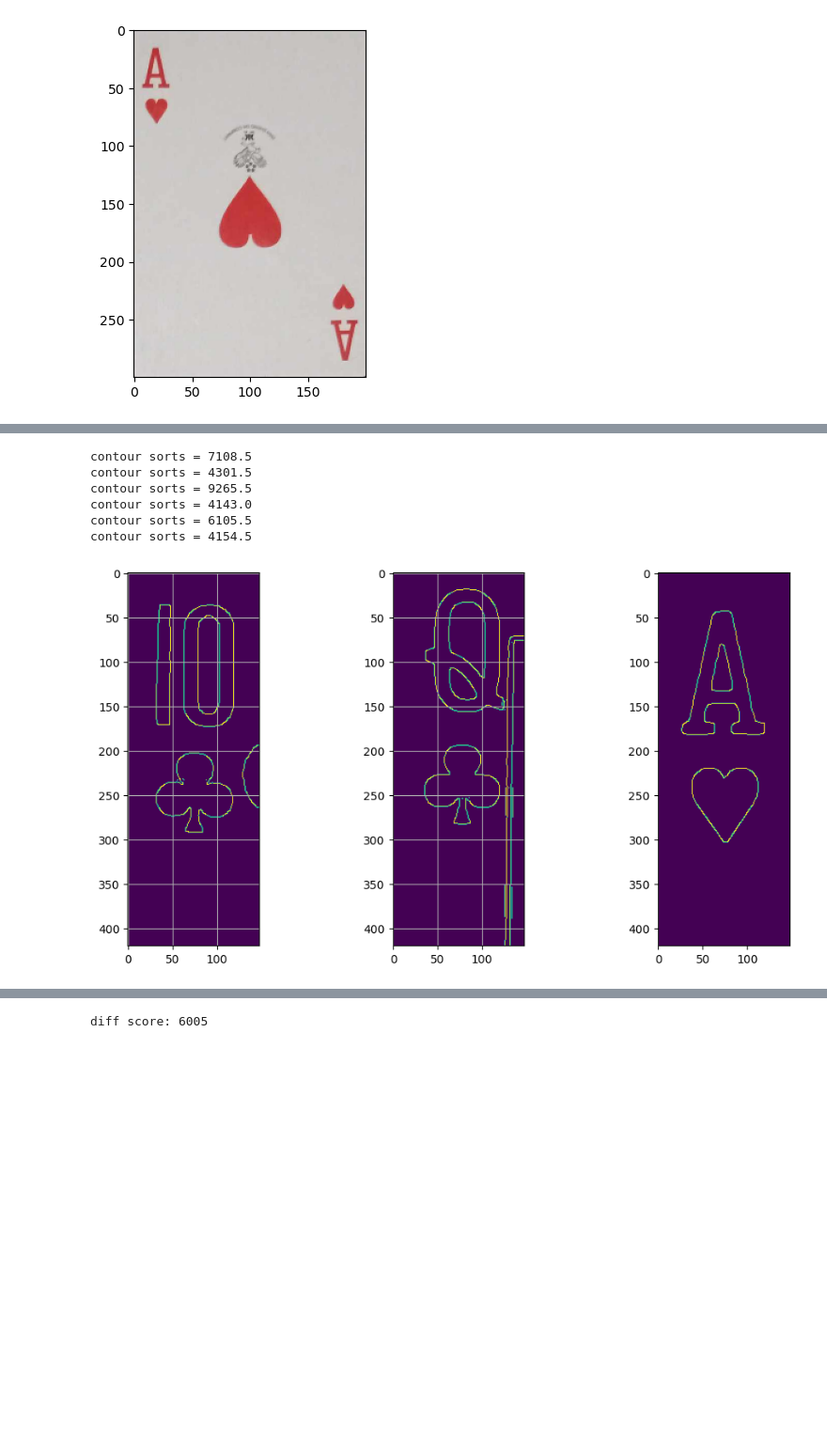
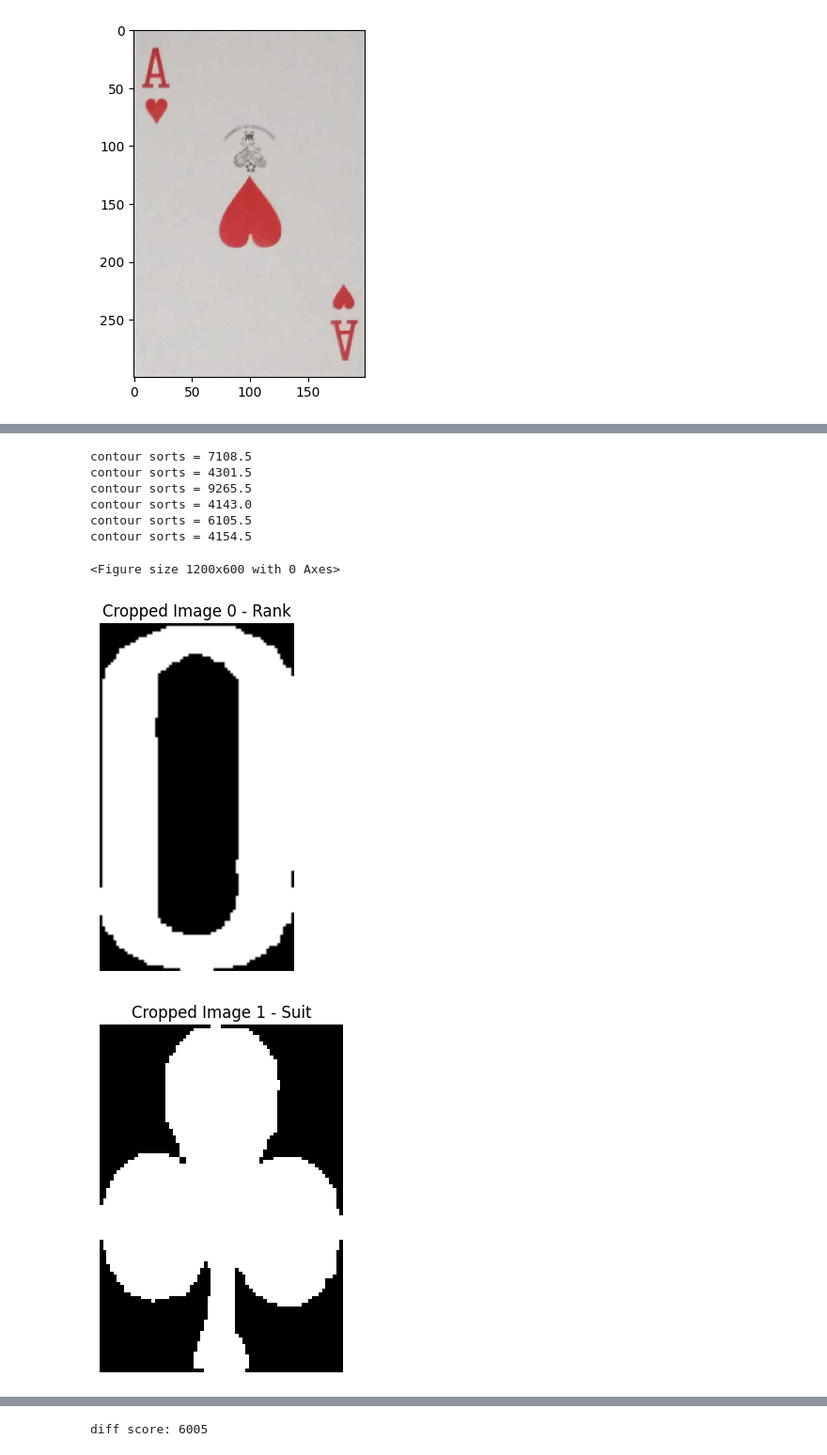
Before and after one commit to MaedaKenji/Card-Detector---Game, a Jupyter notebook: PokerCard/main.ipynb, the cells around one changed output, grey strips where cells are left out. Shown at 94% size. Cells and saved outputs as stored; diff of their text form; code cells hidden in the pictures; blank space fills up the shorter version.

```diff
--- a/PokerCard/main.ipynb
+++ b/PokerCard/main.ipynb
@@ -106,9 +110,9 @@ for i, (img, original) in enumerate(cropped_images):
     cv2.drawContours(drawable, cnts_sort, -1, (0, 255, 0), 1)
 
     # cv2.imwrite(f'{i}.jpg', drawable)
-    plt.grid(True)
-    plt.subplot(1, len(cropped_images), i+1)
-    plt.imshow(img)
+    # plt.grid(True)
+    # plt.subplot(1, len(cropped_images), i+1)
+    # plt.imshow(img)
 
     ranksuit = list()
 
@@ -116,38 +120,39 @@ for i, (img, original) in enumerate(cropped_images):
         x, y, w, h = cv2.boundingRect(cnt)
         x2, y2 = x+w, y+h
 
         crop = d2[y:y2, x:x2]
         if(i == 0): # rank: 70, 125
             crop = cv2.resize(crop, (70, 125), 0, 0)
         else: # suit: 70, 100
             crop = cv2.resize(crop, (70, 100), 0, 0)
         # convert to bin image
         _, crop = cv2.threshold(crop, 128, 255, cv2.THRESH_BINARY | cv2.THRESH_OTSU)
+        crop = cv2.bitwise_not(crop)
+        ranksuit.append(crop)
+        plt.figure()
+        plt.imshow(crop, cmap='gray')
+        plt.title(f'Cropped Image {i} - {"Rank" if i == 0 else "Suit"}')
+        plt.axis('off')  # Hide axes
 
-        crop = cv2.bitwise_not(crop)
 
-        # # reverse bin image
-        # crop =
-
-        ranksuit.append(crop)
-
-        # cv2.rectangle(d2, (x, y), (x2, y2), (0, 255, 0), 2)
 
 
     ranksuit_list.append(ranksuit)
 
 
     # cv2.imshow('', d2)
     # cv2.waitKey()
     # cv2.destroyAllWindows()
 
 
 plt.show()
 # %% [output]
 contour sorts = 7108.5
 contour sorts = 4301.5
 contour sorts = 9265.5
 contour sorts = 4143.0
 contour sorts = 6105.5
 contour sorts = 4154.5
+<Figure size 1200x600 with 0 Axes>
-[figure, old version]
+[figure, new version]
+[figure, added]
```
Also changed, not shown: parts of 6 cells of this notebook, 29 other files.
